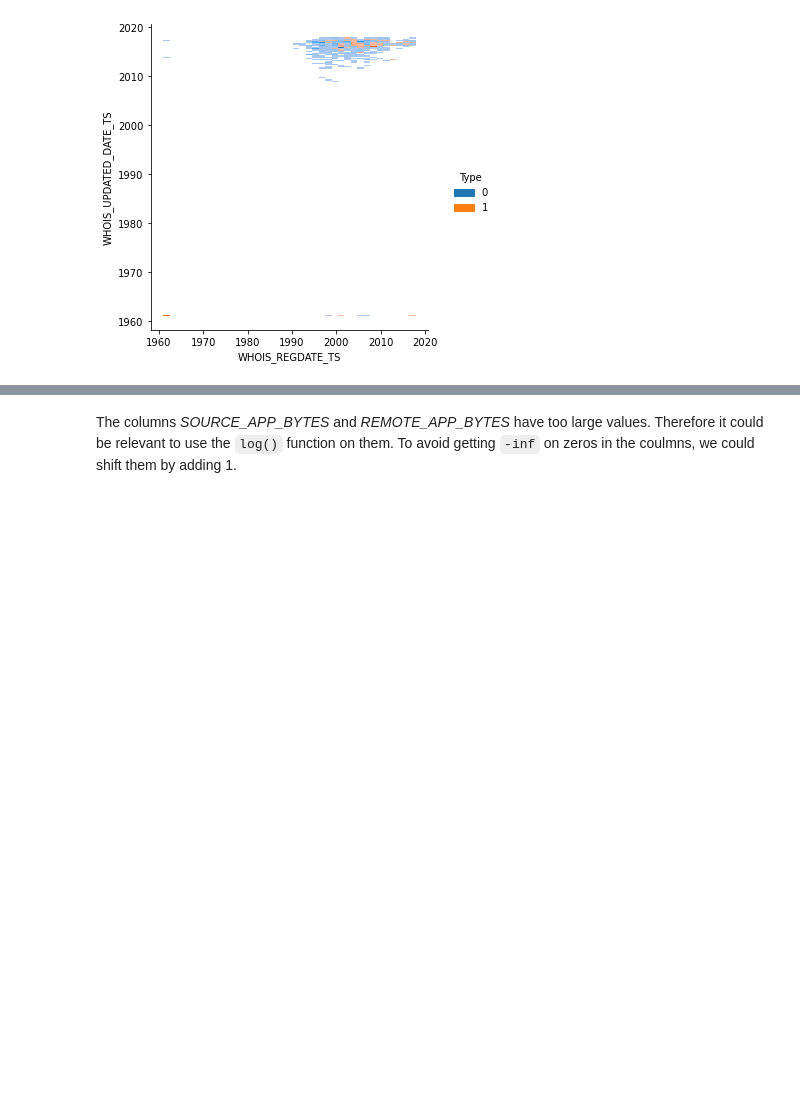
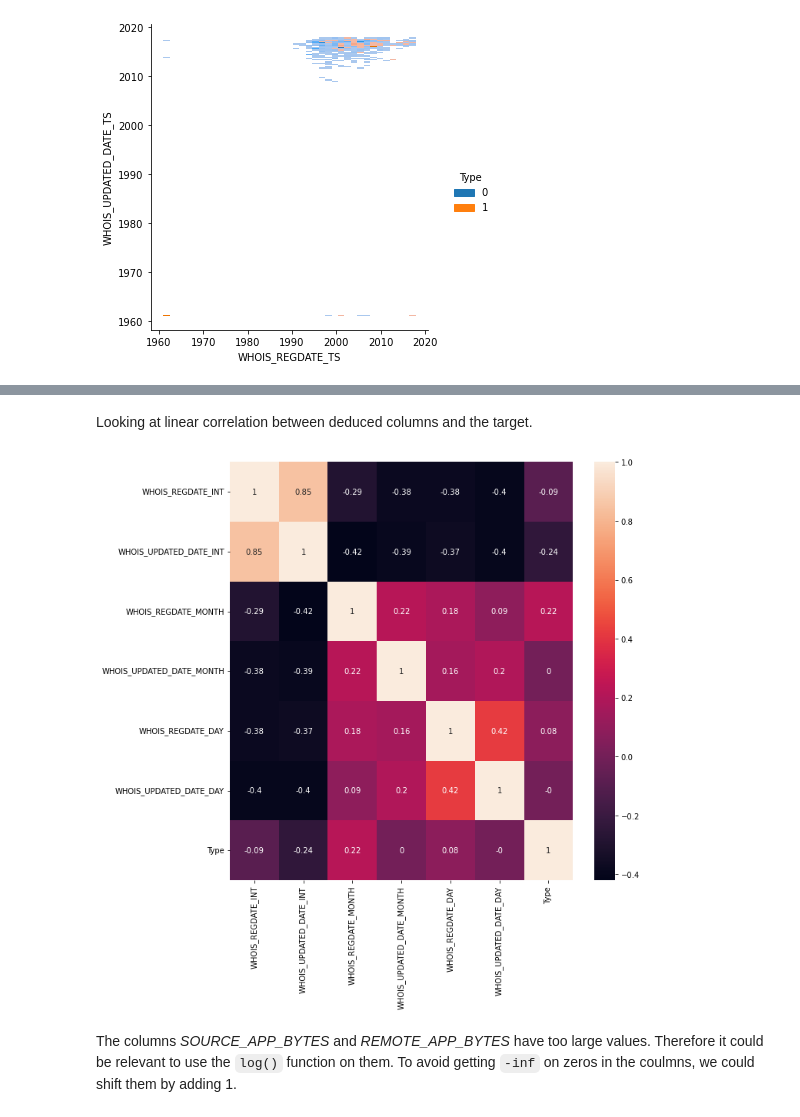
Before and after one commit to Jonkil/ML-project-2021-ESIEE, a Jupyter notebook: notebook_2.ipynb, the cells around one changed output, grey strips where cells are left out. Saved outputs shown, nothing was run; the diff lists cells and outputs as text; code cells hidden in the pictures; blank space fills up the shorter version.

```diff
--- a/notebook_2.ipynb
+++ b/notebook_2.ipynb
@@ -562,3 +593,12 @@ for i, col in enumerate(usable_numeric_columns):
+# %% [markdown]
+Looking at linear correlation between deduced columns and the target.
+# %%
+deduced_date_columns = ['WHOIS_REGDATE_INT', 'WHOIS_UPDATED_DATE_INT', 'WHOIS_REGDATE_MONTH', 'WHOIS_UPDATED_DATE_MONTH', 'WHOIS_REGDATE_DAY', 'WHOIS_UPDATED_DATE_DAY']
+fig = plt.figure(figsize=(10,10))
+sns.heatmap(df_train[deduced_date_columns+['Type']].corr().round(2), annot=True, fmt='g')
+plt.show()
+# %% [output]
+[figure, added]
 # %% [markdown]
 The columns *SOURCE_APP_BYTES* and *REMOTE_APP_BYTES* have too large values. Therefore it could be relevant to use the `log()` function on them. To avoid getting `-inf` on zeros in the coulmns, we could shift them by adding 1.
 # %%
```
Also changed, not shown: parts of 24 cells of this notebook.
